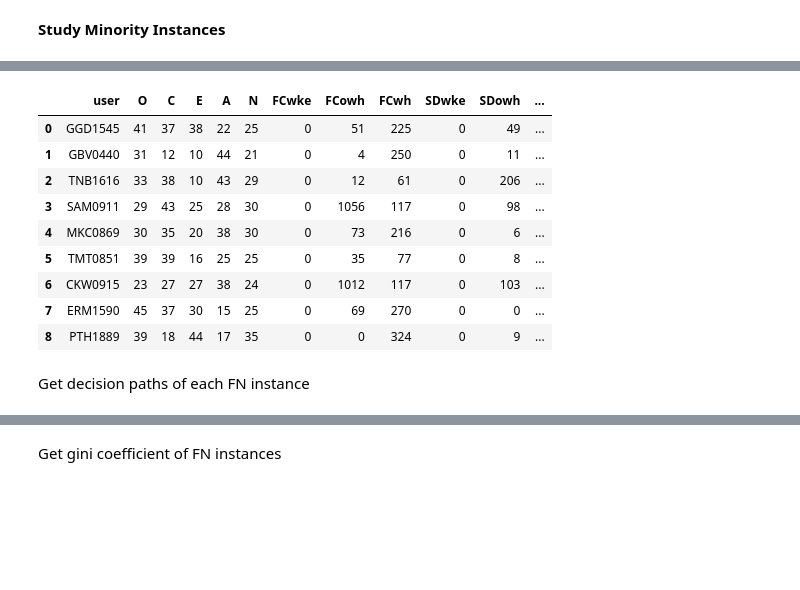
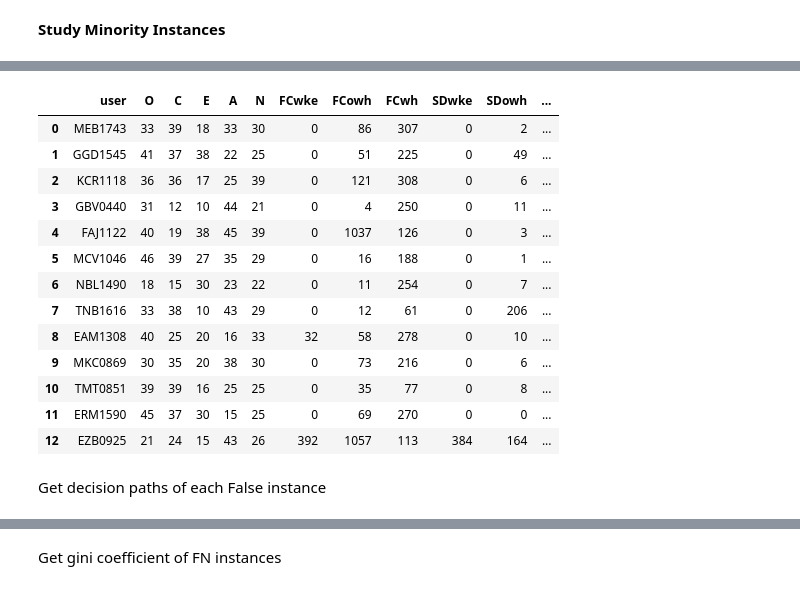
Before and after one commit to mel0778/dsa4263, a Jupyter notebook: code/model_dt.ipynb, the cells around one changed output, grey strips where cells are left out. Drawn from its saved outputs; the diff is of its cells as text; code cells hidden in the pictures; blank space fills up the shorter version.

```diff
--- a/code/model_dt.ipynb
+++ b/code/model_dt.ipynb
@@ -110,7 +110,7 @@ Counter({0: 1574, 1: 26})
 from imblearn.over_sampling import SMOTE
 
 # transform the dataset
-oversample = SMOTE(sampling_strategy = 0.9, random_state = 42) #sampling_strategy=0.8
+oversample = SMOTE(sampling_strategy = 0.3, random_state = 42) #sampling_strategy=0.8
 resampled_X_train, resampled_y_train = oversample.fit_resample(X_train, y_train)
 
 print("Train Labels after Resampling")
@@ -181,21 +181,21 @@ from sklearn.model_selection import GridSearchCV
 
 # Define the hyperparameters to tune
 param_grid = {
-    'max_depth': [4, 7, None],
-    # 'min_samples_split': [2, 3, 4],
-    # 'min_samples_leaf': [1, 3, 5],
+    'max_depth': [3, 5, 8, 10],
+    'min_samples_split': [2, 3, 4],
+    'min_samples_leaf': [1, 3, 5],
     # 'criterion': ['gini', 'entropy', 'log_loss'], gini
     # 'splitter': ['best', 'random'], best
-    'max_features': ['sqrt'],
+    'max_features': ['sqrt', 'log', None],
     # 'min_weight_fraction_leaf': [0.0, 0.1, 0.2], 0
     # 'max_leaf_nodes': [None, 2, 4],
     # 'min_impurity_decrease': [0.0, 0.1, 0.2], 0
     'class_weight': ['balanced', None],
-    # 'ccp_alpha': [0.0, 0.05, 0.1]
+    'ccp_alpha': [0.0, 0.01, 0.2]
 }
 
-# Perform GridSearchCV with 10-fold cross-validation
-grid_search = GridSearchCV(dt, param_grid, cv=10)
+# Perform GridSearchCV with 5-fold cross-validation
+grid_search = GridSearchCV(dt, param_grid)
 grid_search.fit(X_train_scaled, y_train)
 
 # Print the best hyperparameters and corresponding score
@@ -324,19 +344,23 @@ Get data of users whose predictions were FN
 # %%
-X_test_indices = np.where(y_pred != y_test)
+X_test_indices = np.where((y_pred == 0 & y_test == 1))
 FN_X_test = X_test.iloc[X_test_indices]
 FN_data = data.iloc[FN_X_test.index].reset_index(drop=True)
 FN_data
 # %% [output]
 |  | user | O | C | E | A | N | FCwke | FCowh | FCwh | SDwke | SDowh | ... |
-| 0 | GGD1545 | 41 | 37 | 38 | 22 | 25 | 0 | 51 | 225 | 0 | 49 | ... |
-| 1 | GBV0440 | 31 | 12 | 10 | 44 | 21 | 0 | 4 | 250 | 0 | 11 | ... |
-| 2 | TNB1616 | 33 | 38 | 10 | 43 | 29 | 0 | 12 | 61 | 0 | 206 | ... |
-| 3 | SAM0911 | 29 | 43 | 25 | 28 | 30 | 0 | 1056 | 117 | 0 | 98 | ... |
-| 4 | MKC0869 | 30 | 35 | 20 | 38 | 30 | 0 | 73 | 216 | 0 | 6 | ... |
-| 5 | TMT0851 | 39 | 39 | 16 | 25 | 25 | 0 | 35 | 77 | 0 | 8 | ... |
-| 6 | CKW0915 | 23 | 27 | 27 | 38 | 24 | 0 | 1012 | 117 | 0 | 103 | ... |
-| 7 | ERM1590 | 45 | 37 | 30 | 15 | 25 | 0 | 69 | 270 | 0 | 0 | ... |
-| 8 | PTH1889 | 39 | 18 | 44 | 17 | 35 | 0 | 0 | 324 | 0 | 9 | ... |
+| 0 | MEB1743 | 33 | 39 | 18 | 33 | 30 | 0 | 86 | 307 | 0 | 2 | ... |
+| 1 | GGD1545 | 41 | 37 | 38 | 22 | 25 | 0 | 51 | 225 | 0 | 49 | ... |
+| 2 | KCR1118 | 36 | 36 | 17 | 25 | 39 | 0 | 121 | 308 | 0 | 6 | ... |
+| 3 | GBV0440 | 31 | 12 | 10 | 44 | 21 | 0 | 4 | 250 | 0 | 11 | ... |
+| 4 | FAJ1122 | 40 | 19 | 38 | 45 | 39 | 0 | 1037 | 126 | 0 | 3 | ... |
+| 5 | MCV1046 | 46 | 39 | 27 | 35 | 29 | 0 | 16 | 188 | 0 | 1 | ... |
+| 6 | NBL1490 | 18 | 15 | 30 | 23 | 22 | 0 | 11 | 254 | 0 | 7 | ... |
+| 7 | TNB1616 | 33 | 38 | 10 | 43 | 29 | 0 | 12 | 61 | 0 | 206 | ... |
+| 8 | EAM1308 | 40 | 25 | 20 | 16 | 33 | 32 | 58 | 278 | 0 | 10 | ... |
+| 9 | MKC0869 | 30 | 35 | 20 | 38 | 30 | 0 | 73 | 216 | 0 | 6 | ... |
+| 10 | TMT0851 | 39 | 39 | 16 | 25 | 25 | 0 | 35 | 77 | 0 | 8 | ... |
+| 11 | ERM1590 | 45 | 37 | 30 | 15 | 25 | 0 | 69 | 270 | 0 | 0 | ... |
+| 12 | EZB0925 | 21 | 24 | 15 | 43 | 26 | 392 | 1057 | 113 | 384 | 164 | ... |
 # %% [markdown]
-Get decision paths of each FN instance
+Get decision paths of each False instance
 # %%
```
Also changed, not shown: parts of 15 cells of this notebook.
